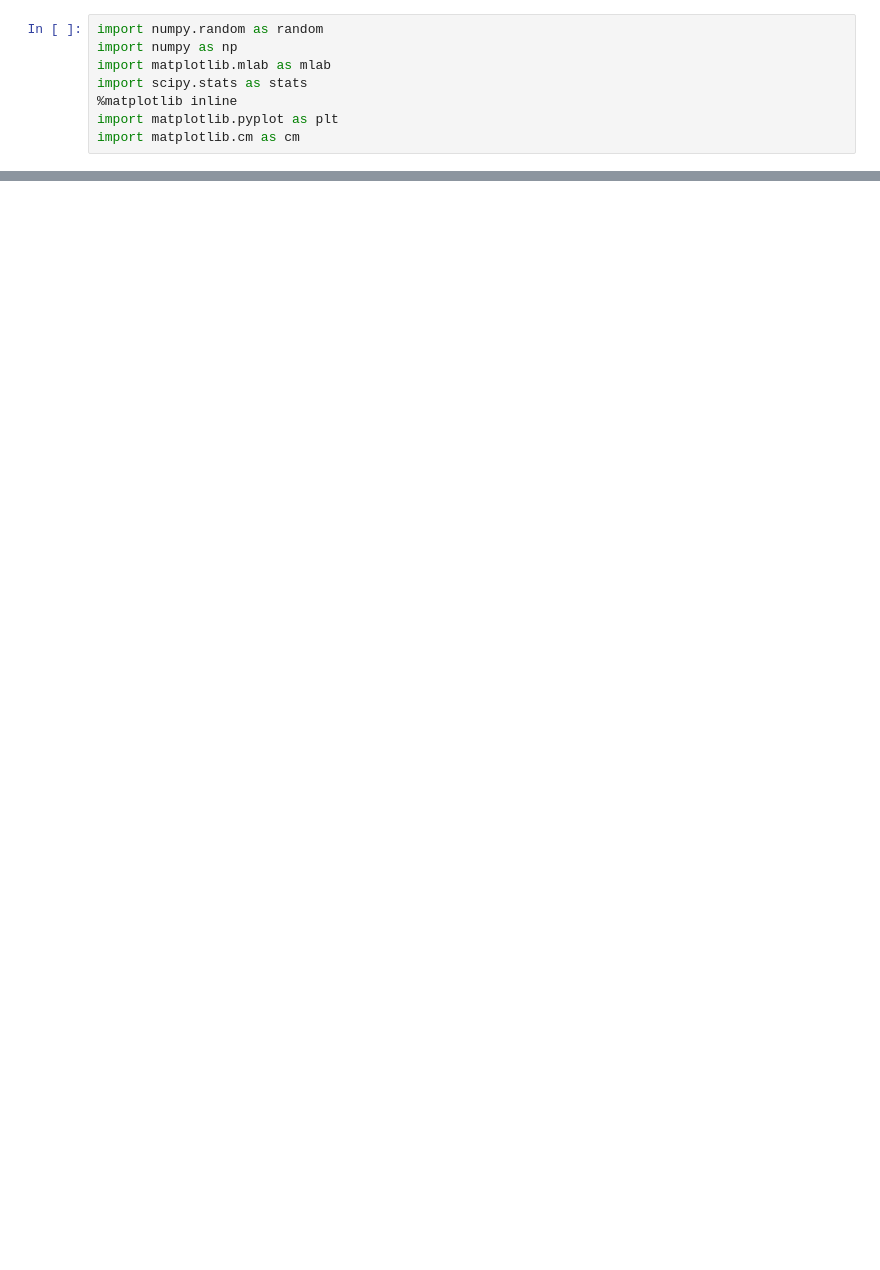
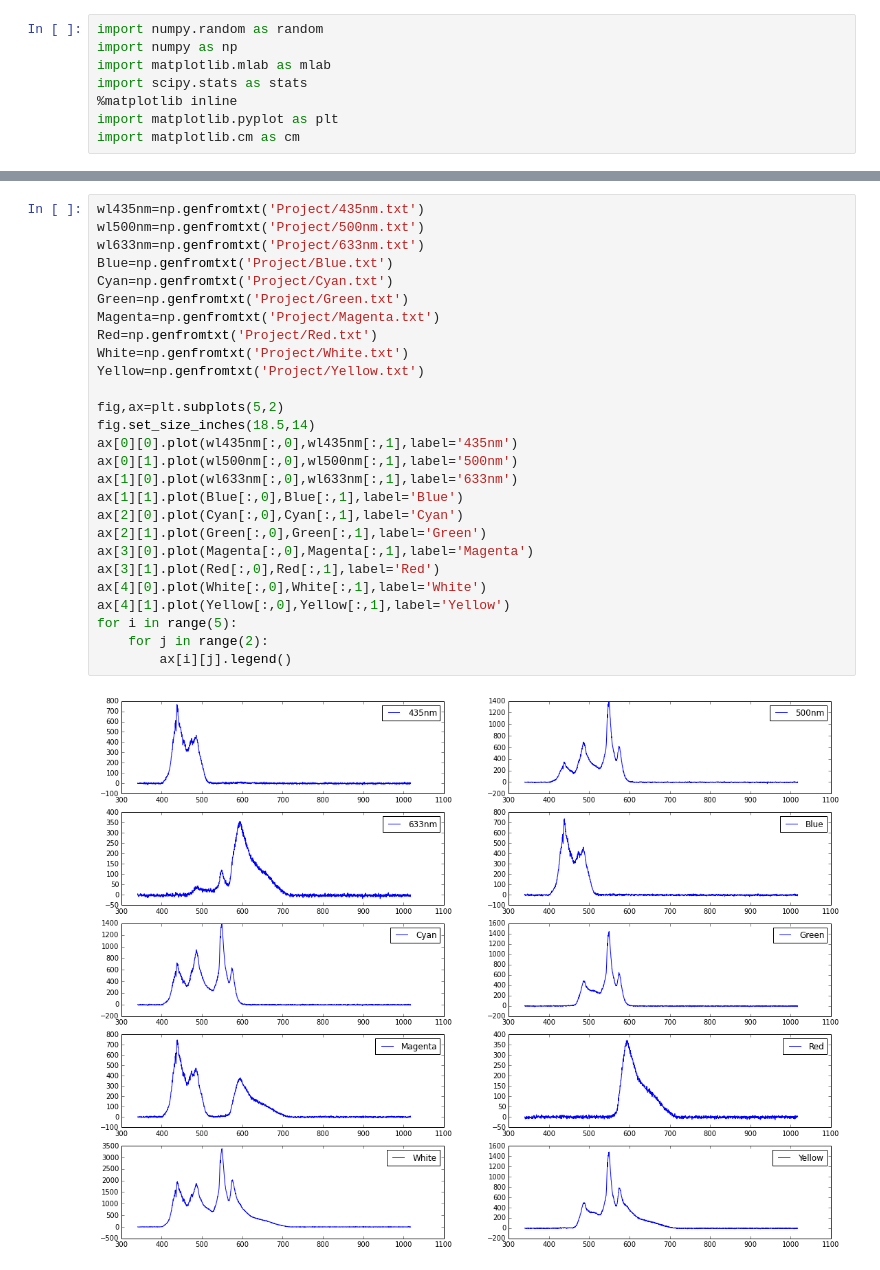
Before and after one commit to rethmecc/Phy411Assignments, a Jupyter notebook: RenewableEnergy.ipynb, the cells around one changed output, grey strips where cells are left out. Cells and saved outputs as stored; diff of their text form; blank space fills up the shorter version.

```diff
--- a/RenewableEnergy.ipynb
+++ b/RenewableEnergy.ipynb
@@ -81,0 +112,29 @@ ax[0][1].legend()
+# %%
+wl435nm=np.genfromtxt('Project/435nm.txt')
+wl500nm=np.genfromtxt('Project/500nm.txt')
+wl633nm=np.genfromtxt('Project/633nm.txt')
+Blue=np.genfromtxt('Project/Blue.txt')
+Cyan=np.genfromtxt('Project/Cyan.txt')
+Green=np.genfromtxt('Project/Green.txt')
+Magenta=np.genfromtxt('Project/Magenta.txt')
+Red=np.genfromtxt('Project/Red.txt')
+White=np.genfromtxt('Project/White.txt')
+Yellow=np.genfromtxt('Project/Yellow.txt')
+
+fig,ax=plt.subplots(5,2)
+fig.set_size_inches(18.5,14)
+ax[0][0].plot(wl435nm[:,0],wl435nm[:,1],label='435nm')
+ax[0][1].plot(wl500nm[:,0],wl500nm[:,1],label='500nm')
+ax[1][0].plot(wl633nm[:,0],wl633nm[:,1],label='633nm')
+ax[1][1].plot(Blue[:,0],Blue[:,1],label='Blue')
+ax[2][0].plot(Cyan[:,0],Cyan[:,1],label='Cyan')
+ax[2][1].plot(Green[:,0],Green[:,1],label='Green')
+ax[3][0].plot(Magenta[:,0],Magenta[:,1],label='Magenta')
+ax[3][1].plot(Red[:,0],Red[:,1],label='Red')
+ax[4][0].plot(White[:,0],White[:,1],label='White')
+ax[4][1].plot(Yellow[:,0],Yellow[:,1],label='Yellow')
+for i in range(5):
+    for j in range(2):
+        ax[i][j].legend()
+# %% [output]
+[figure, added]
```
Also changed, not shown: parts of 6 cells of this notebook, 19 other files.
